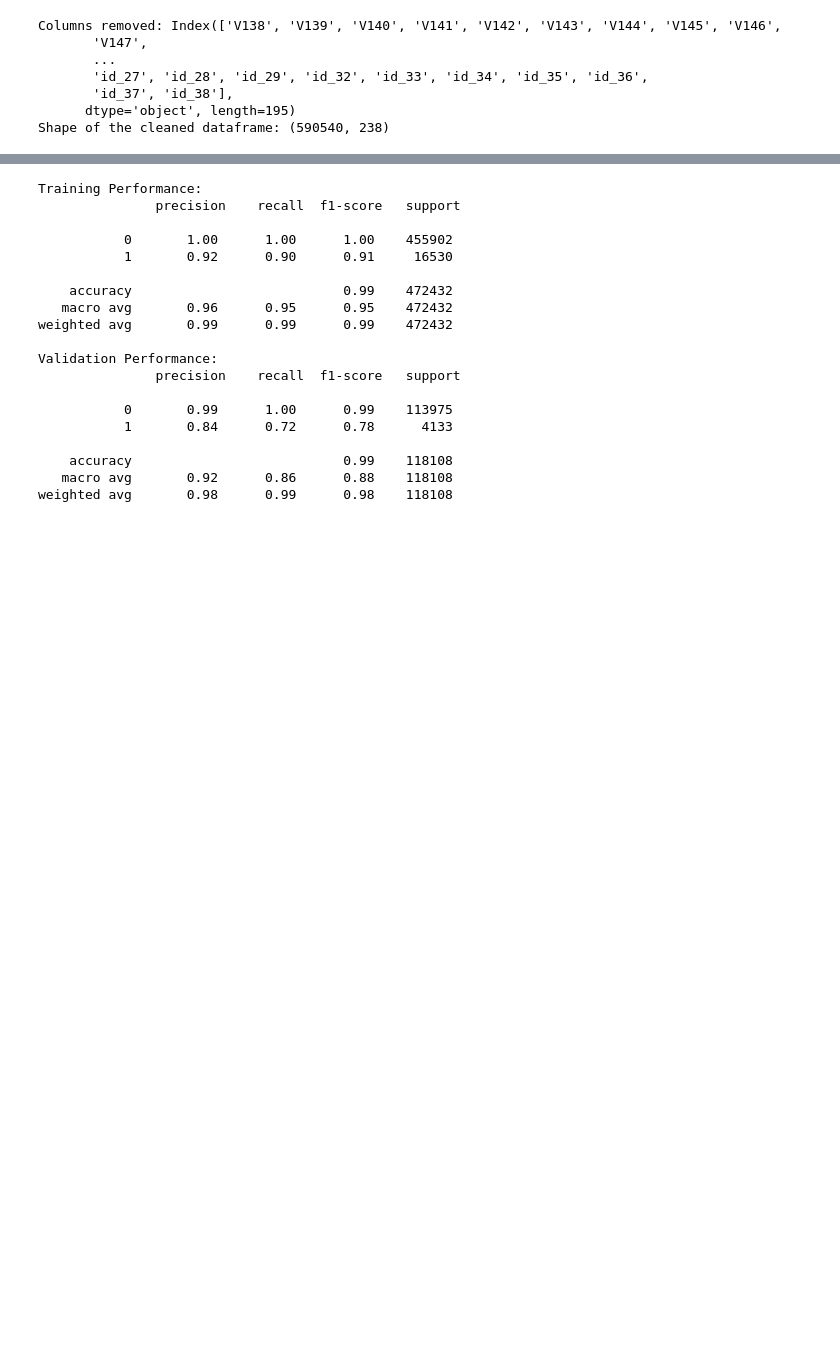
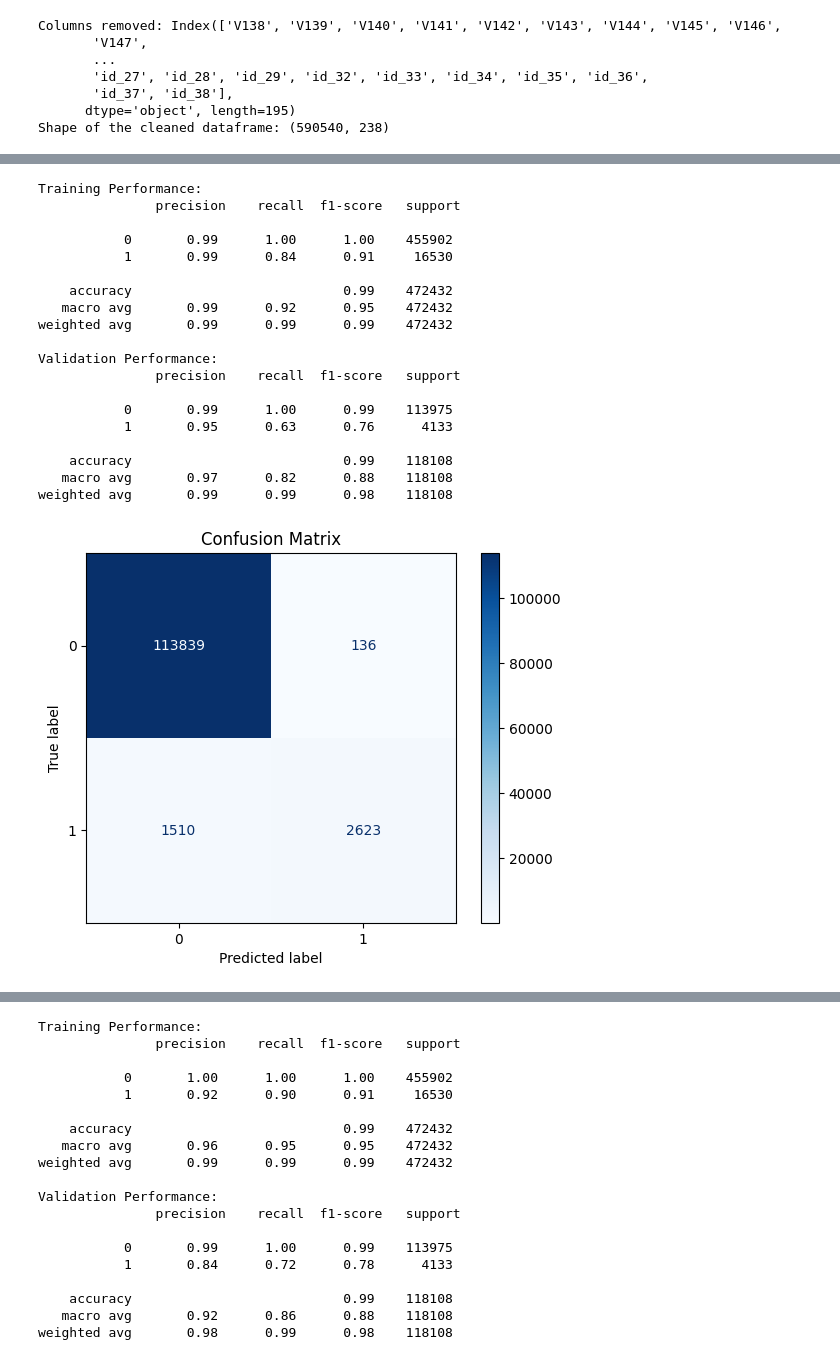
Before and after one commit to Marko-debug/Prediction-of-Fraud-transactions, a Jupyter notebook: models/XGBoost.ipynb, the cells around one changed output, grey strips where cells are left out. Cells and saved outputs as stored; diff of their text form; code cells hidden in the pictures; blank space fills up the shorter version.

```diff
--- a/models/XGBoost.ipynb
+++ b/models/XGBoost.ipynb
@@ -61,3 +47,0 @@ Mem. usage decreased to 1204.57 Mb (52.1% reduction)
-# %%
-df_train = df_train.fillna(-999)
-df_train.shape
@@ -77,9 +47,0 @@ y_train = df_train['isFraud']
-# %%
-
-from sklearn import preprocessing
-for f in X_train.columns:
-    if X_train[f].dtype=='object' or X_test[f].dtype=='object':
-        lbl = preprocessing.LabelEncoder()
-        lbl.fit(list(X_train[f].values) + list(X_test[f].values))
-        X_train[f] = lbl.transform(list(X_train[f].values))
-        X_test[f] = lbl.transform(list(X_test[f].values))
@@ -146,0 +104,15 @@ X_train_final, X_val, y_train_final, y_val = train_test_split(X_train, y_train,
+# %%
+model = xgb.XGBClassifier(
+    objective= "binary:logistic",
+    n_estimators=600,
+    max_depth=8,
+    reg_alpha=0.1,
+    reg_lambda=0.1,
+    learning_rate=0.1,
+    random_state=4,
+    colsample_bytree=0.8,
+    gamma=0.1,
+    subsample=0.8,
+    verbosity=0
+)
+model.fit(X_train_final, y_train_final)
@@ -146,0 +131,36 @@ X_train_final, X_val, y_train_final, y_val = train_test_split(X_train, y_train,
+# %%
+# Predictions on training data
+y_train_pred = model.predict(X_train_final)
+print("Training Performance:\n", classification_report(y_train_final, y_train_pred))
+
+# Predictions on validation data
+y_val_pred = model.predict(X_val)
+print("Validation Performance:\n", classification_report(y_val, y_val_pred))
+
+# Confusion Matrix
+cm = confusion_matrix(y_val, y_val_pred)
+disp = ConfusionMatrixDisplay(confusion_matrix=cm, display_labels=model.classes_)
+disp.plot(cmap='Blues')
+plt.title('Confusion Matrix')
+plt.show()
+# %% [output]
+Training Performance:
+               precision    recall  f1-score   support
+
+           0       0.99      1.00      1.00    455902
+           1       0.99      0.84      0.91     16530
+
+    accuracy                           0.99    472432
+   macro avg       0.99      0.92      0.95    472432
+weighted avg       0.99      0.99      0.99    472432
+
+Validation Performance:
+               precision    recall  f1-score   support
+
+           0       0.99      1.00      0.99    113975
+           1       0.95      0.63      0.76      4133
+
+    accuracy                           0.99    118108
+   macro avg       0.97      0.82      0.88    118108
+weighted avg       0.99      0.99      0.98    118108
+[figure, added]
```
Also changed, not shown: parts of 15 cells of this notebook, 3 other files.
